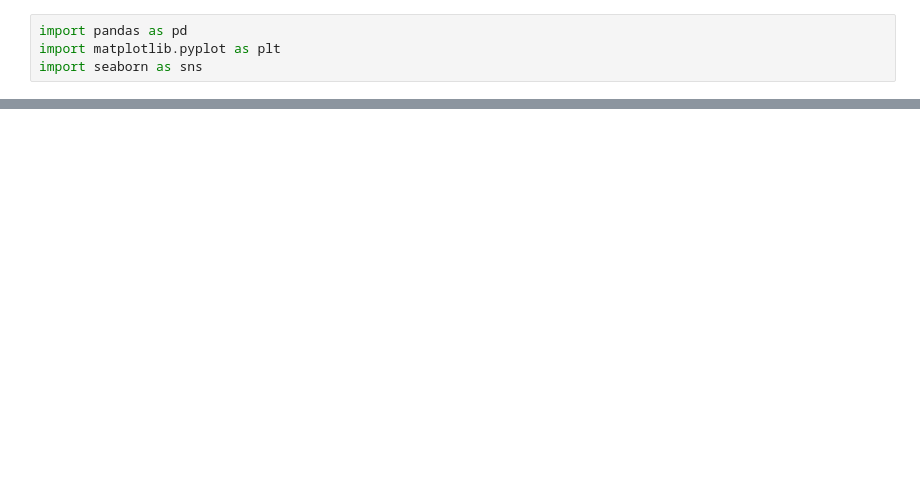
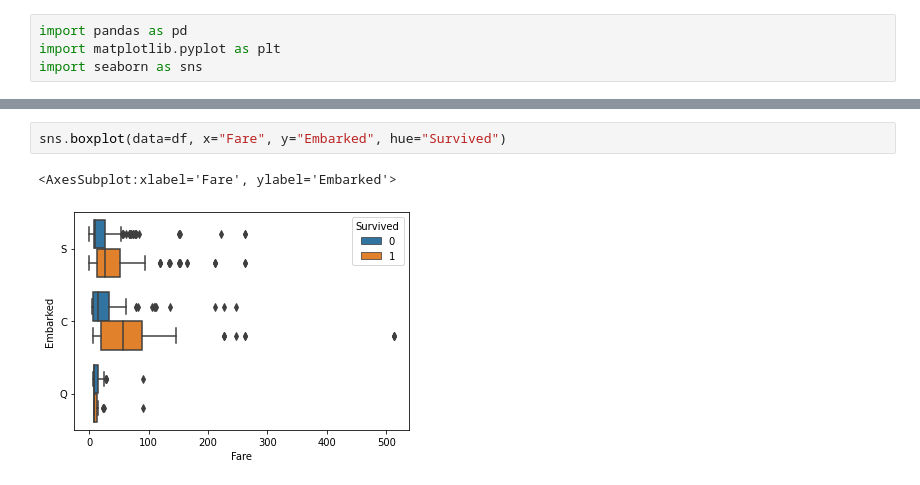
Before and after one commit to RohanDoshi21/PICT-TE-SEM6-DSBDAL, a Jupyter notebook: Assignment5.ipynb, the cells around one changed output, grey strips where cells are left out. Drawn from its saved outputs; the diff is of its cells as text; blank space fills up the shorter version.

```diff
--- a/Assignment5.ipynb
+++ b/Assignment5.ipynb
@@ -33,0 +44,5 @@ sns.boxplot(x="Sex", y="Pclass", hue="Survived", data=data)
+# %%
+sns.boxplot(data=df, x="Fare", y="Embarked", hue="Survived")
+# %% [output]
+<AxesSubplot:xlabel='Fare', ylabel='Embarked'>
+[figure, added]
```
Also changed, not shown: parts of 5 cells of this notebook.
